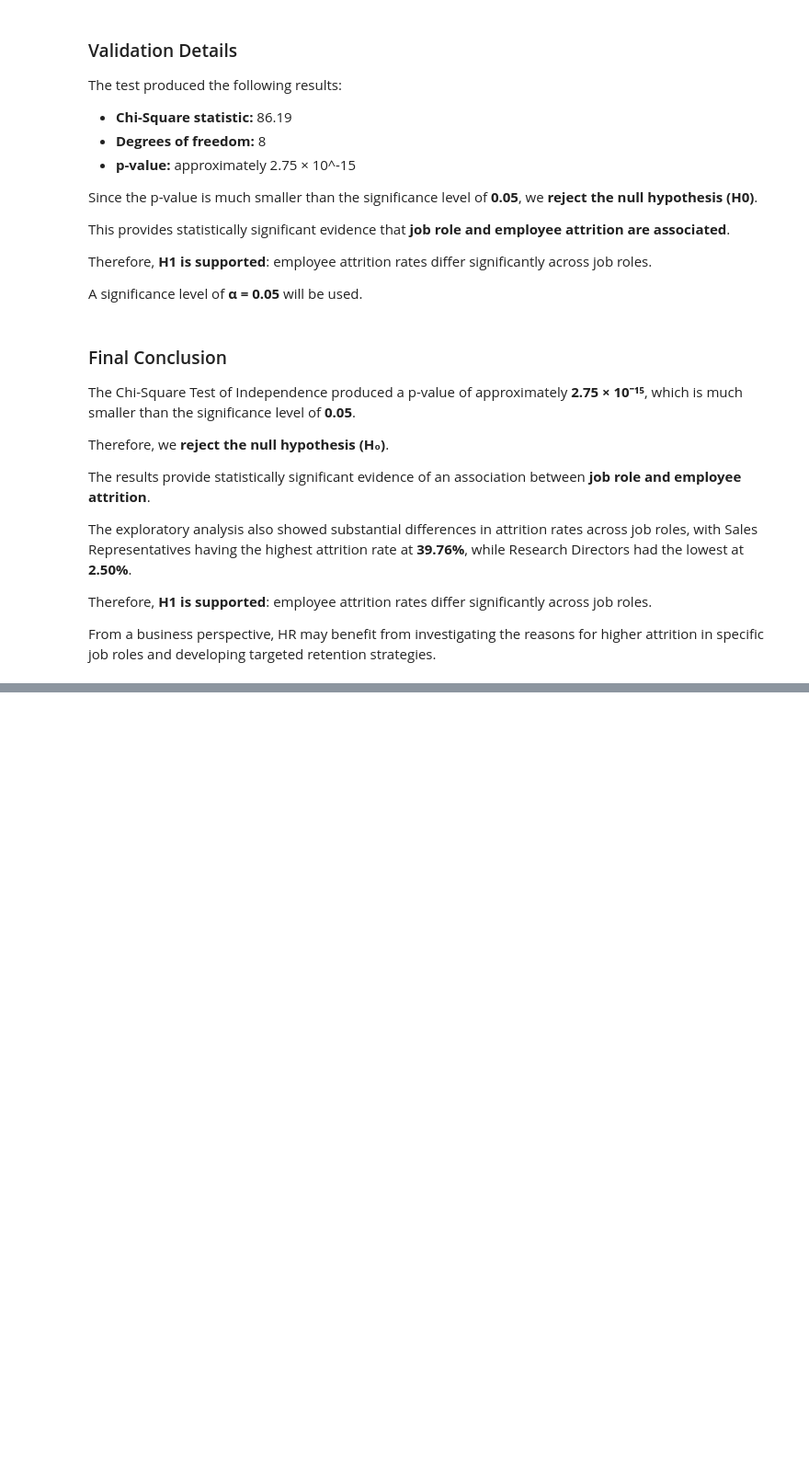
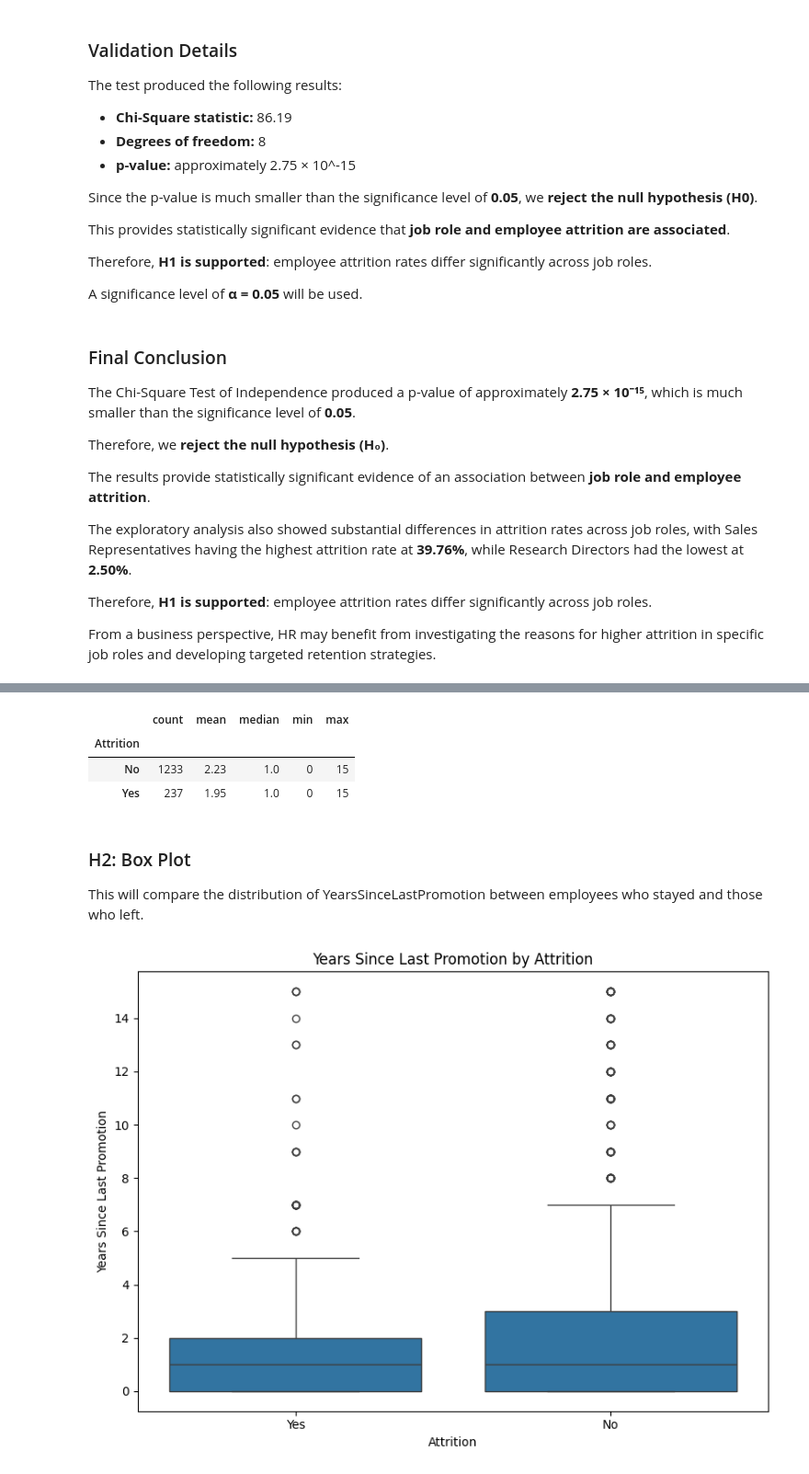
Before and after one commit to Dharmisthaben-15/Hackathon_2026_Group_1, a Jupyter notebook: jupyter_notebooks/EDA.ipynb, the cells around one changed output, grey strips where cells are left out. Shown at 92% size. Drawn from its saved outputs; the diff is of its cells as text; code cells hidden in the pictures; blank space fills up the shorter version.

```diff
--- a/jupyter_notebooks/EDA.ipynb
+++ b/jupyter_notebooks/EDA.ipynb
@@ -400,0 +408,31 @@ retention strategies.
+# %%
+promotion_attrition = df.groupby("Attrition")["YearsSinceLastPromotion"].agg(
+    ["count", "mean", "median", "min", "max"]
+)
+
+display(promotion_attrition.round(2))
+# %% [output]
+|  | count | mean | median | min | max |
+| Attrition |  |  |  |  |  |
+| No | 1233 | 2.23 | 1.0 | 0 | 15 |
+| Yes | 237 | 1.95 | 1.0 | 0 | 15 |
+# %% [markdown]
+### H2: Box Plot
+This will compare the distribution of YearsSinceLastPromotion between employees who stayed and those who left.
+# %%
+plt.figure(figsize=(8, 6))
+
+sns.boxplot(
+    data=df,
+    x="Attrition",
+    y="YearsSinceLastPromotion"
+)
+
+plt.title("Years Since Last Promotion by Attrition")
+plt.xlabel("Attrition")
+plt.ylabel("Years Since Last Promotion")
+
+plt.tight_layout()
+plt.show()
+# %% [output]
+[figure, added]
```
Also changed, not shown: parts of 25 cells of this notebook.
